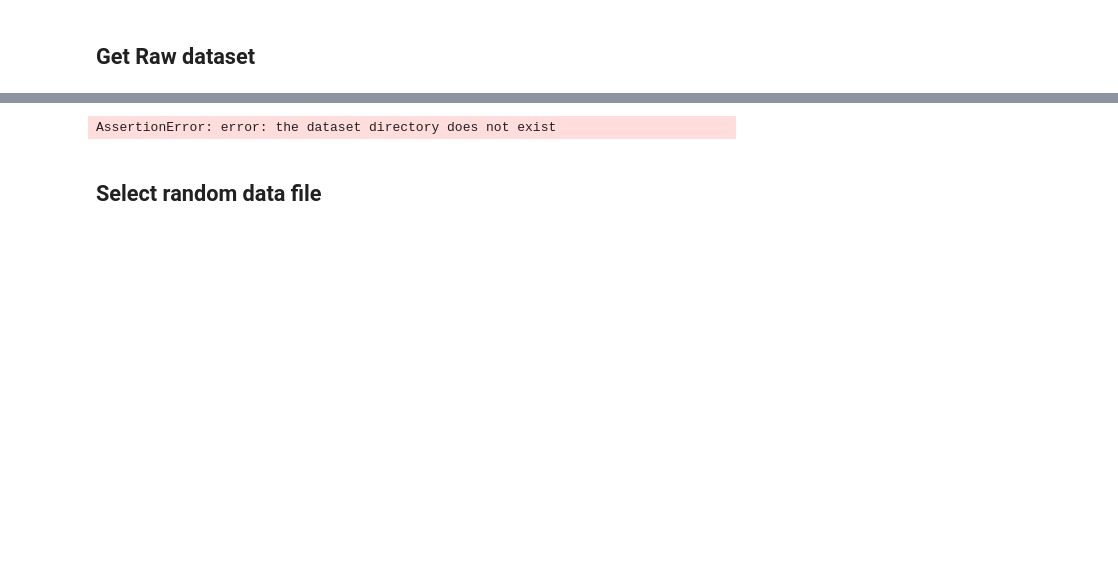
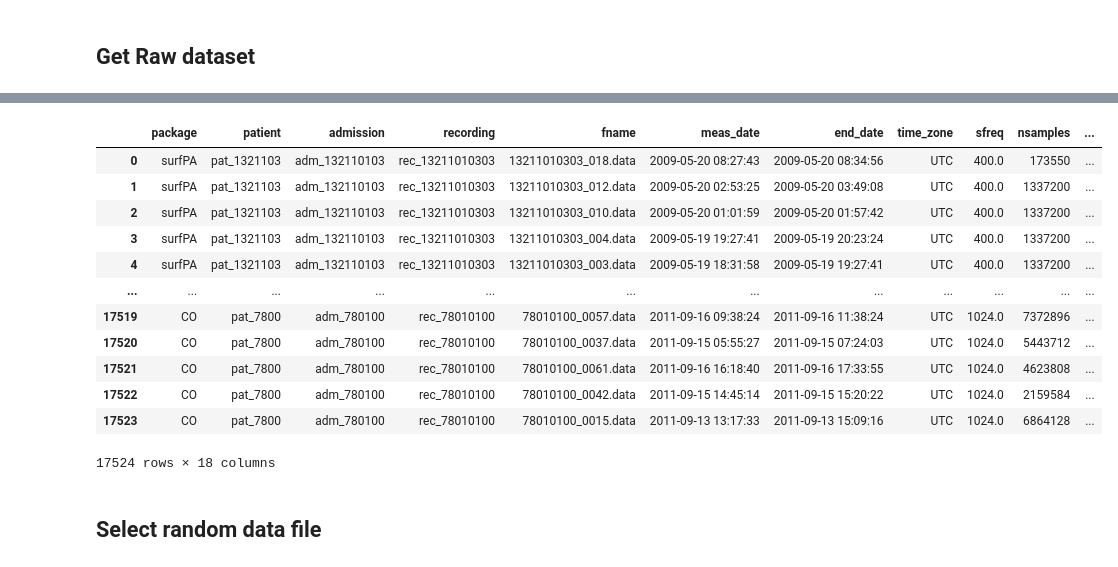
Before and after one commit to noamsgl/msc, a Jupyter notebook: scripts/psp/training/PSPReport.ipynb, the cells around one changed output, grey strips where cells are left out. Drawn from its saved outputs; the diff is of its cells as text; code cells hidden in the pictures; blank space fills up the shorter version.

```diff
--- a/scripts/psp/training/PSPReport.ipynb
+++ b/scripts/psp/training/PSPReport.ipynb
@@ -40,7 +35,19 @@ True
 # %%
-raw_dataset = RawDataset(f"{config.get('DATA', 'DATASETS_PATH_REMOTE')}/{config.get('DATA', 'DATASET')}")
+raw_dataset = RawDataset(f"{config.get('DATA', 'RAW_DATASET_DIR')}")
 raw_dataset.data_df
 # %% [output]
+|  | package | patient | admission | recording | fname | meas_date | end_date | time_zone | sfreq | nsamples | ... |
+| 0 | surfPA | pat_1321103 | adm_132110103 | rec_13211010303 | 13211010303_018.data | 2009-05-20 08:27:43 | 2009-05-20 08:34:56 | UTC | 400.0 | 173550 | ... |
+| 1 | surfPA | pat_1321103 | adm_132110103 | rec_13211010303 | 13211010303_012.data | 2009-05-20 02:53:25 | 2009-05-20 03:49:08 | UTC | 400.0 | 1337200 | ... |
+| 2 | surfPA | pat_1321103 | adm_132110103 | rec_13211010303 | 13211010303_010.data | 2009-05-20 01:01:59 | 2009-05-20 01:57:42 | UTC | 400.0 | 1337200 | ... |
+| 3 | surfPA | pat_1321103 | adm_132110103 | rec_13211010303 | 13211010303_004.data | 2009-05-19 19:27:41 | 2009-05-19 20:23:24 | UTC | 400.0 | 1337200 | ... |
+| 4 | surfPA | pat_1321103 | adm_132110103 | rec_13211010303 | 13211010303_003.data | 2009-05-19 18:31:58 | 2009-05-19 19:27:41 | UTC | 400.0 | 1337200 | ... |
+| ... | ... | ... | ... | ... | ... | ... | ... | ... | ... | ... | ... |
+| 17519 | CO | pat_7800 | adm_780100 | rec_78010100 | 78010100_0057.data | 2011-09-16 09:38:24 | 2011-09-16 11:38:24 | UTC | 1024.0 | 7372896 | ... |
+| 17520 | CO | pat_7800 | adm_780100 | rec_78010100 | 78010100_0037.data | 2011-09-15 05:55:27 | 2011-09-15 07:24:03 | UTC | 1024.0 | 5443712 | ... |
+| 17521 | CO | pat_7800 | adm_780100 | rec_78010100 | 78010100_0061.data | 2011-09-16 16:18:40 | 2011-09-16 17:33:55 | UTC | 1024.0 | 4623808 | ... |
+| 17522 | CO | pat_7800 | adm_780100 | rec_78010100 | 78010100_0042.data | 2011-09-15 14:45:14 | 2011-09-15 15:20:22 | UTC | 1024.0 | 2159584 | ... |
+| 17523 | CO | pat_7800 | adm_780100 | rec_78010100 | 78010100_0015.data | 2011-09-13 13:17:33 | 2011-09-13 15:09:16 | UTC | 1024.0 | 6864128 | ... |
-AssertionError: error: the dataset directory does not exist
+17524 rows × 18 columns
 # %% [markdown]
 ## Select random data file
```
Also changed, not shown: parts of 5 cells of this notebook, 2 other files.
